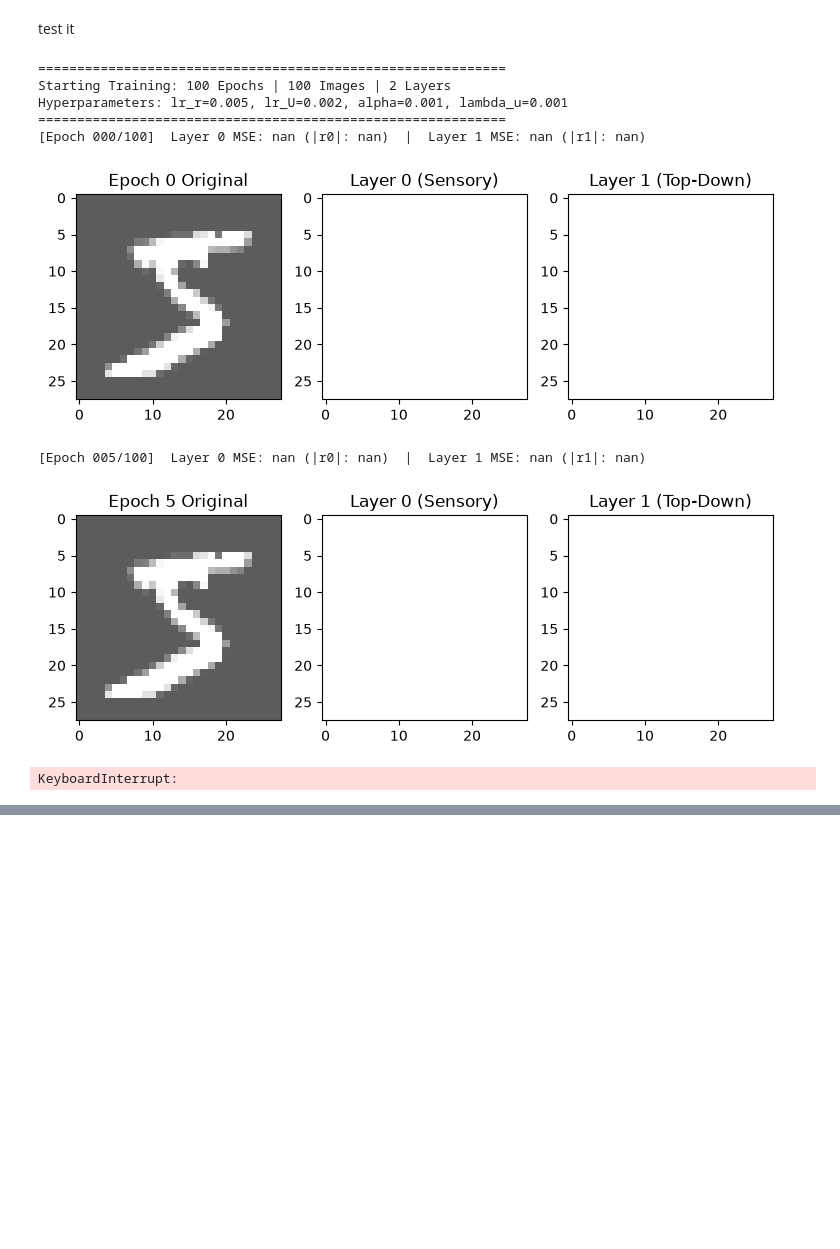
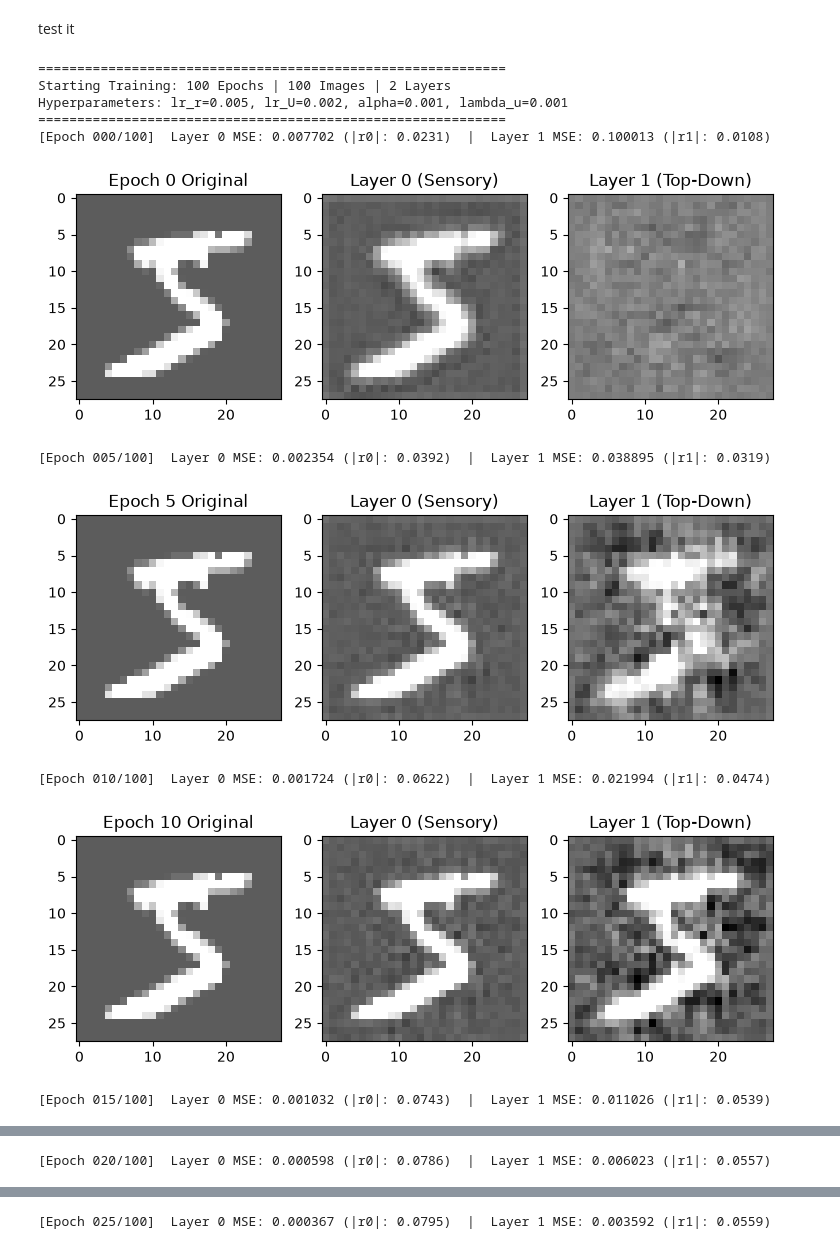
Before and after one commit to PandaGrdn/research-reimplementations, a Jupyter notebook: predictive_coding_proj/convolutional_predictive_coding.ipynb, the cells around one changed output, grey strips where cells are left out. Cells and saved outputs as stored; diff of their text form; code cells hidden in the pictures; blank space fills up the shorter version.

```diff
--- a/predictive_coding_proj/convolutional_predictive_coding.ipynb
+++ b/predictive_coding_proj/convolutional_predictive_coding.ipynb
@@ -153,20 +114,23 @@ def refresh_U(U, images, r0_list, size, num_patches=16, dead_thresh=0.05, clone_
 # %% [markdown]
 test it
 # %%
-def test(I, U, r, f, f_prime, num_epochs_inner, num_layers, sigma_2, alpha, lr_r):
-    I = I.reshape(-1, 1).float()
+def test(I, r, num_epochs_inner, num_layers, sigma_2, alpha, lr_r, convs, deconvs):
+    I = I.float()
+    if I.ndim == 3:
+        I = I.unsqueeze(0)
     e = [None] * num_layers
     for in_epoch in range(num_epochs_inner):
-        e[0] = I - f(U[0] @ r[0])
+        e[0] = I - deconvs[0](r[0])
         for i in range(1, num_layers):
-            e[i] = r[i - 1] - f(U[i] @ r[i])
+            e[i] = r[i - 1] - deconvs[i](r[i])
         for i in range(num_layers):
             prior = alpha * (2 * r[i] / (1 + r[i] ** 2))
-            dr = (1.0 / sigma_2) * U[i].T @ (f_prime(U[i] @ r[i]) * e[i]) - prior
+            dr = (1.0 / sigma_2) * convs[i](e[i]) - prior
             if i < num_layers - 1:
                 dr = dr - (1.0 / sigma_2) * e[i + 1]
-            r[i] = r[i] + lr_r * dr
-    return U, r
+            r[i] = (r[i] + lr_r * dr).detach()
+            r[i].requires_grad = True
+    return r
 # %%
 def main():
     num_data = 100
@@ -191,26 +155,22 @@ def main():
     print(f"Hyperparameters: lr_r={lr_r}, lr_U={lr_U}, alpha={alpha}, lambda_u={lambda_u}")
     print("=" * 60)
 
-    _, k, _, size = make_variables(images[0], num_layers=num_layers, num_patches=num_patches)
-    r_bank = [[torch.randn(k[i], 1) * 0.1 for i in range(num_layers)] for _ in images]
-
-    U = init_U(images, size, k, num_layers, num_patches)
+    _, r_init, convs, deconvs = make_variables(images[0], num_layers=num_layers)
+    r_bank = [[ri.clone() for ri in r_init] for _ in images]
 
     for epoch in range(num_train_epochs):
         r0_list = []
         for i, image in enumerate(images):
-            image_centered = image - image.mean()
-            I, k, _, size = make_variables(image_centered, num_layers=num_layers, num_patches=num_patches)
-            U, r_bank[i] = train_loop(I, U, r_bank[i], f, f_prime, alpha, lambda_u, lr_r, lr_U, sigma_2, num_epochs_outer, num_epochs_inner, num_layers)
+            I = image - image.mean()
+            r_bank[i] = train_loop(I, r_bank[i], alpha, lambda_u, lr_r, sigma_2, num_epochs_outer, num_epochs_inner, num_layers, convs, deconvs)
             r0_list.append(r_bank[i][0].detach())
 
 
         if epoch % 5 == 0 or epoch == num_train_epochs - 1:
-            test_img = images[0] - images[0].mean()
-            I, k, _, size = make_variables(test_img, num_layers=num_layers, num_patches=num_patches)
-            _, r_bank[0] = test(I, U, r_bank[0], f, f_prime, num_epochs_inner, num_layers, sigma_2, alpha, lr_r)
+            I = images[0] - images[0].mean()
+            r_bank[0] = test(I, r_bank[0], num_epochs_inner, num_layers, sigma_2, alpha, lr_r, convs, deconvs)
 
-            mse_L0, mse_L1, I_hat_L0, I_hat_L1 = validate_heirarchical(I, U, r_bank[0], num_layers, f)
+            mse_L0, mse_L1, I_hat_L0, I_hat_L1 = validate_heirarchical(I, r_bank[0], num_layers, deconvs)
 
             r0_mag = r_bank[0][0].abs().mean().item()
             r1_mag = r_bank[0][1].abs().mean().item()
@@ -222,38 +182,40 @@ def main():
 
             axes[1].imshow(I_hat_L0.reshape(28, 28).detach().numpy(), cmap="gray", vmin=-0.5, vmax=0.5)
             axes[1].set_title("Layer 0 (Sensory)")
 
             axes[2].imshow(I_hat_L1.reshape(28, 28).detach().numpy(), cmap="gray", vmin=-0.5, vmax=0.5)
             axes[2].set_title("Layer 1 (Top-Down)")
             plt.show()
 
     val_img = input_data[num_data][0] - input_data[num_data][0].mean()
-    I, k, r, size = make_variables(val_img, num_layers=num_layers, num_patches=num_patches)
-    _, r = test(I, U, r, f, f_prime, num_epochs_inner, num_layers, sigma_2, alpha, lr_r)
-    mse_L0, mse_L1, I_hat_L0, I_hat_L1 = validate_heirarchical(I, U, r, num_layers, f)
+    _, r, _, _ = make_variables(val_img, num_layers=num_layers)
+    r = test(val_img, r, num_epochs_inner, num_layers, sigma_2, alpha, lr_r, convs, deconvs)
+    mse_L0, mse_L1, I_hat_L0, I_hat_L1 = validate_heirarchical(val_img, r, num_layers, deconvs)
 
     r0_mag_val = r[0].abs().mean().item()
     r1_mag_val = r[1].abs().mean().item()
     print(f"Validation Metrics  ->  Layer 0 MSE: {mse_L0:.6f} (|r0|: {r0_mag_val:.4f})  |  Layer 1 MSE: {mse_L1:.6f} (|r1|: {r1_mag_val:.4f})")
 
     fig, axes = plt.subplots(1, 3, figsize=(9, 3))
     axes[0].imshow(I.reshape(28, 28).detach().numpy(), cmap="gray", vmin=-0.5, vmax=0.5)
     axes[0].set_title("Validation Original")
     axes[1].imshow(I_hat_L0.reshape(28, 28).detach().numpy(), cmap="gray", vmin=-0.5, vmax=0.5)
     axes[1].set_title("Layer 0 (Sensory)")
     axes[2].imshow(I_hat_L1.reshape(28, 28).detach().numpy(), cmap="gray", vmin=-0.5, vmax=0.5)
     axes[2].set_title("Layer 1 (Top-Down)")
     plt.show()
 
 if __name__ == "__main__":
     main()
 # %% [output]
 ============================================================
 Starting Training: 100 Epochs | 100 Images | 2 Layers
 Hyperparameters: lr_r=0.005, lr_U=0.002, alpha=0.001, lambda_u=0.001
 ============================================================
-[Epoch 000/100]  Layer 0 MSE: nan (|r0|: nan)  |  Layer 1 MSE: nan (|r1|: nan)
+[Epoch 000/100]  Layer 0 MSE: 0.007702 (|r0|: 0.0231)  |  Layer 1 MSE: 0.100013 (|r1|: 0.0108)
-[figure, old version]
+[figure, new version]
-[Epoch 005/100]  Layer 0 MSE: nan (|r0|: nan)  |  Layer 1 MSE: nan (|r1|: nan)
+[Epoch 005/100]  Layer 0 MSE: 0.002354 (|r0|: 0.0392)  |  Layer 1 MSE: 0.038895 (|r1|: 0.0319)
-[figure, old version]
+[figure, new version]
-KeyboardInterrupt:
+[Epoch 010/100]  Layer 0 MSE: 0.001724 (|r0|: 0.0622)  |  Layer 1 MSE: 0.021994 (|r1|: 0.0474)
+[figure, added]
+[Epoch 015/100]  Layer 0 MSE: 0.001032 (|r0|: 0.0743)  |  Layer 1 MSE: 0.011026 (|r1|: 0.0539)
@@ -259,0 +223 @@ KeyboardInterrupt:
+[Epoch 020/100]  Layer 0 MSE: 0.000598 (|r0|: 0.0786)  |  Layer 1 MSE: 0.006023 (|r1|: 0.0557)
@@ -259,0 +225 @@ KeyboardInterrupt:
+[Epoch 025/100]  Layer 0 MSE: 0.000367 (|r0|: 0.0795)  |  Layer 1 MSE: 0.003592 (|r1|: 0.0559)
```
Also changed, not shown: parts of 4 cells of this notebook.
